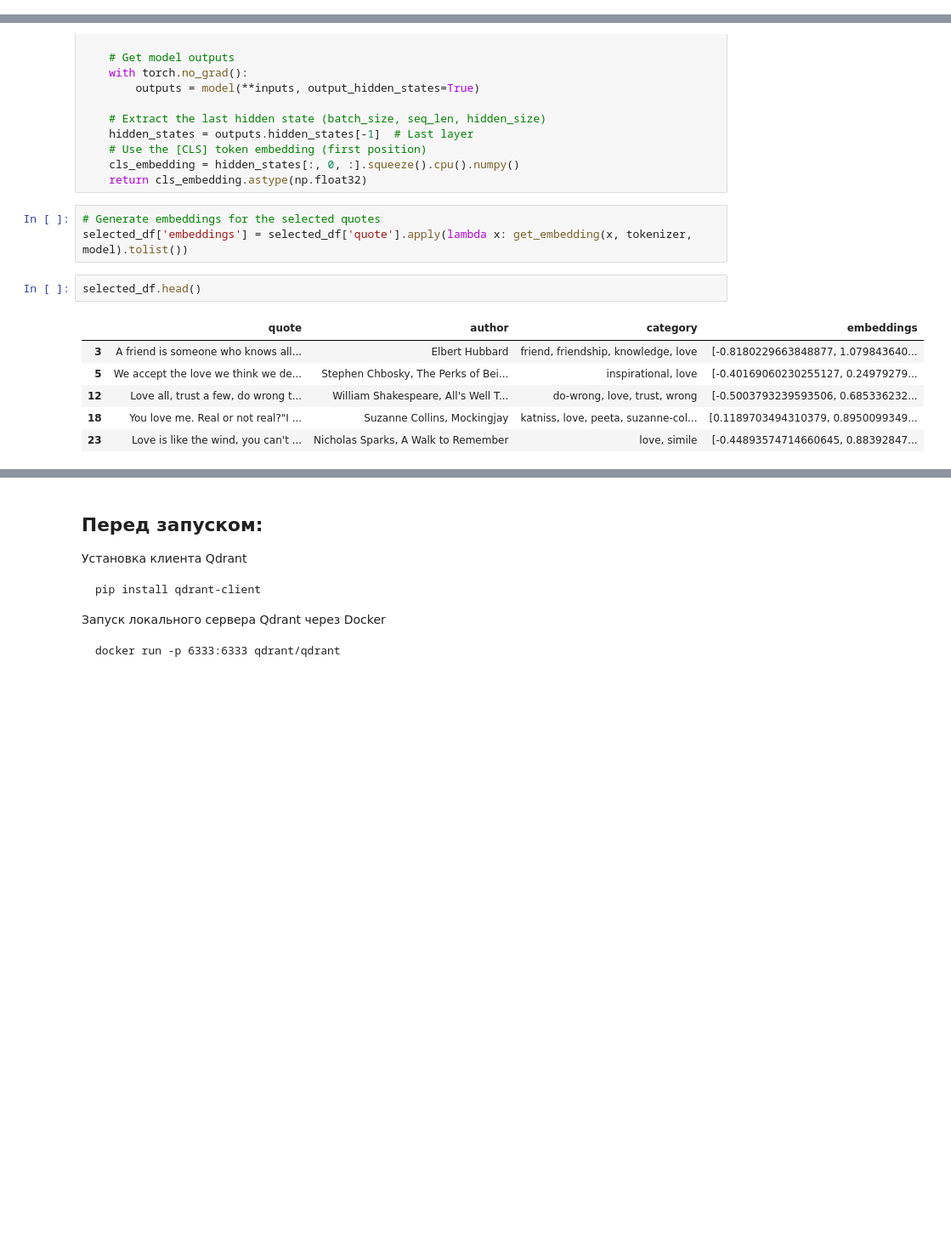
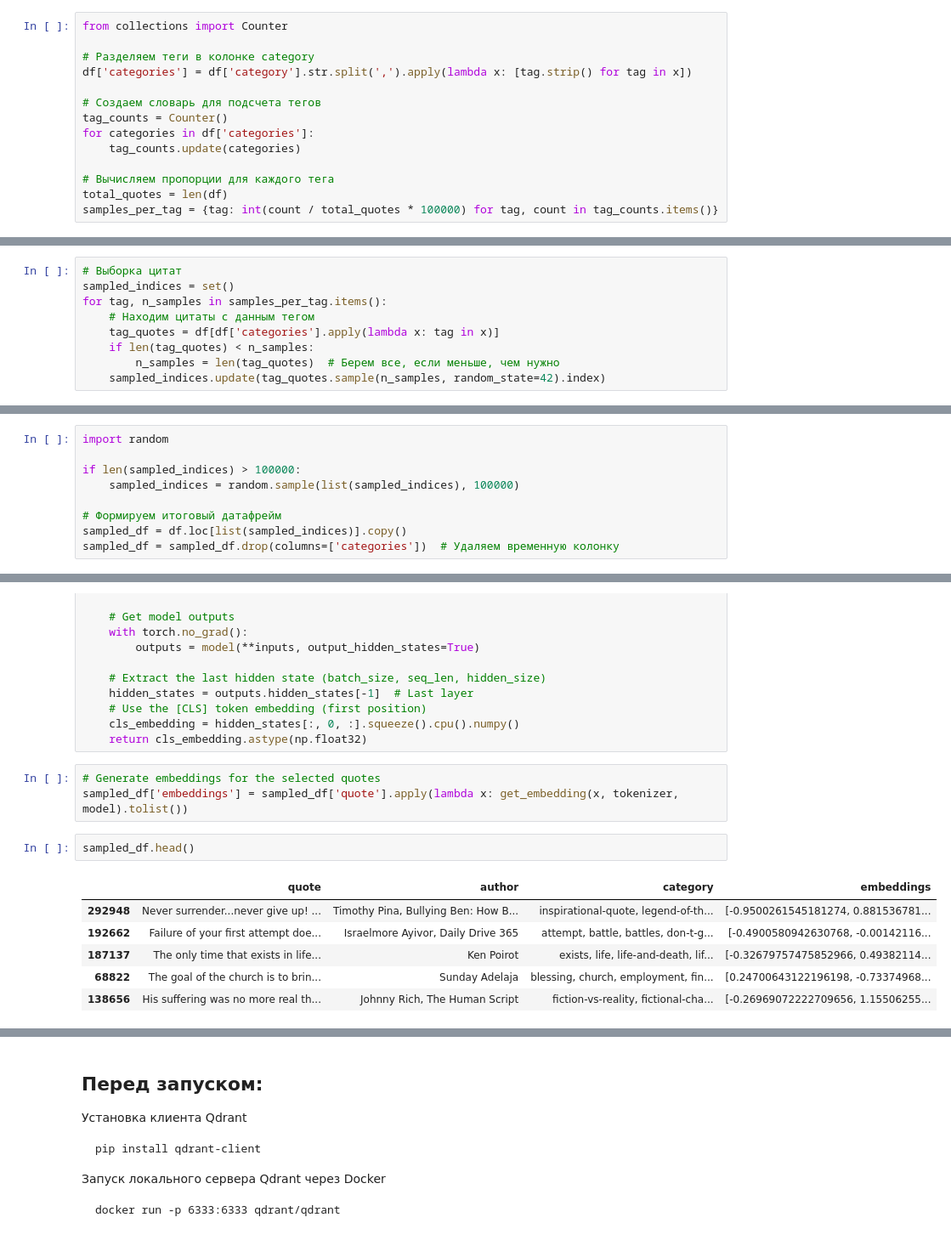
Before and after one commit to poinka/EmojiSync, a Jupyter notebook: Database.ipynb, the cells around one changed output, grey strips where cells are left out. Shown at 85% size. Drawn from its saved outputs; the diff is of its cells as text; blank space fills up the shorter version.

Commit message:
added search in database and changed selected quotes

```diff
--- a/Database.ipynb
+++ b/Database.ipynb
@@ -39,0 +47,14 @@ Sorted quotes: ['Be firm.', 'GOD SAYS', "IT'S ME!", 'Research', 'Why not?', 'Hom
+# %%
+from collections import Counter
+
+# Разделяем теги в колонке category
+df['categories'] = df['category'].str.split(',').apply(lambda x: [tag.strip() for tag in x])
+
+# Создаем словарь для подсчета тегов
+tag_counts = Counter()
+for categories in df['categories']:
+    tag_counts.update(categories)
+
+# Вычисляем пропорции для каждого тега
+total_quotes = len(df)
+samples_per_tag = {tag: int(count / total_quotes * 100000) for tag, count in tag_counts.items()}
@@ -39,0 +81,9 @@ Sorted quotes: ['Be firm.', 'GOD SAYS', "IT'S ME!", 'Research', 'Why not?', 'Hom
+# %%
+# Выборка цитат
+sampled_indices = set()
+for tag, n_samples in samples_per_tag.items():
+    # Находим цитаты с данным тегом
+    tag_quotes = df[df['categories'].apply(lambda x: tag in x)]
+    if len(tag_quotes) < n_samples:
+        n_samples = len(tag_quotes)  # Берем все, если меньше, чем нужно
+    sampled_indices.update(tag_quotes.sample(n_samples, random_state=42).index)
@@ -39,0 +94,9 @@ Sorted quotes: ['Be firm.', 'GOD SAYS', "IT'S ME!", 'Research', 'Why not?', 'Hom
+# %%
+import random
+
+if len(sampled_indices) > 100000:
+    sampled_indices = random.sample(list(sampled_indices), 100000)
+
+# Формируем итоговый датафрейм
+sampled_df = df.loc[list(sampled_indices)].copy()
+sampled_df = sampled_df.drop(columns=['categories'])  # Удаляем временную колонку
@@ -75,14 +141,14 @@ def get_embedding(text, tokenizer, model, device='cpu'):
     return cls_embedding.astype(np.float32)
 # %%
 # Generate embeddings for the selected quotes
-selected_df['embeddings'] = selected_df['quote'].apply(lambda x: get_embedding(x, tokenizer, model).tolist())
+sampled_df['embeddings'] = sampled_df['quote'].apply(lambda x: get_embedding(x, tokenizer, model).tolist())
 # %%
-selected_df.head()
+sampled_df.head()
 # %% [output]
 |  | quote | author | category | embeddings |
-| 3 | A friend is someone who knows all... | Elbert Hubbard | friend, friendship, knowledge, love | [-0.8180229663848877, 1.079843640... |
-| 5 | We accept the love we think we de... | Stephen Chbosky, The Perks of Bei... | inspirational, love | [-0.40169060230255127, 0.24979279... |
-| 12 | Love all, trust a few, do wrong t... | William Shakespeare, All's Well T... | do-wrong, love, trust, wrong | [-0.5003793239593506, 0.685336232... |
-| 18 | You love me. Real or not real?"I ... | Suzanne Collins, Mockingjay | katniss, love, peeta, suzanne-col... | [0.1189703494310379, 0.8950099349... |
-| 23 | Love is like the wind, you can't ... | Nicholas Sparks, A Walk to Remember | love, simile | [-0.44893574714660645, 0.88392847... |
+| 292948 | Never surrender...never give up! ... | Timothy Pina, Bullying Ben: How B... | inspirational-quote, legend-of-th... | [-0.9500261545181274, 0.881536781... |
+| 192662 | Failure of your first attempt doe... | Israelmore Ayivor, Daily Drive 365 | attempt, battle, battles, don-t-g... | [-0.4900580942630768, -0.00142116... |
+| 187137 | The only time that exists in life... | Ken Poirot | exists, life, life-and-death, lif... | [-0.32679757475852966, 0.49382114... |
+| 68822 | The goal of the church is to brin... | Sunday Adelaja | blessing, church, employment, fin... | [0.24700643122196198, -0.73374968... |
+| 138656 | His suffering was no more real th... | Johnny Rich, The Human Script | fiction-vs-reality, fictional-cha... | [-0.26969072222709656, 1.15506255... |
 # %%
```
Also changed, not shown: parts of 9 cells of this notebook, 1 other file.
